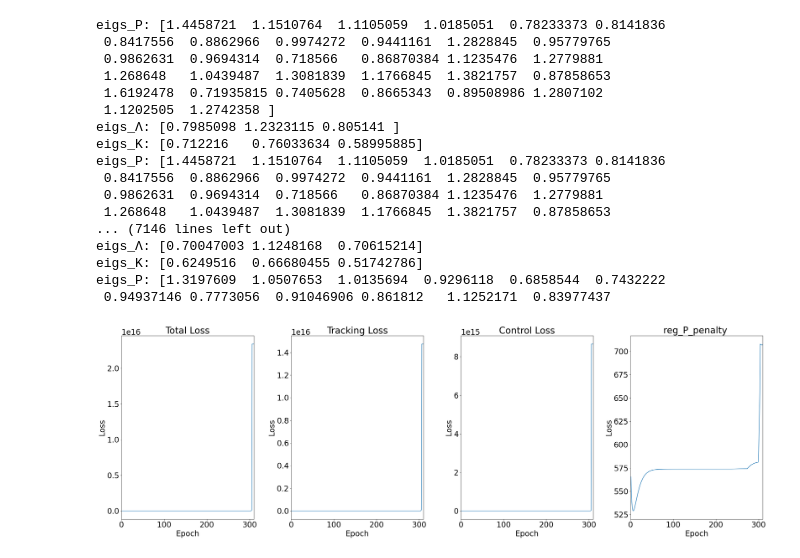
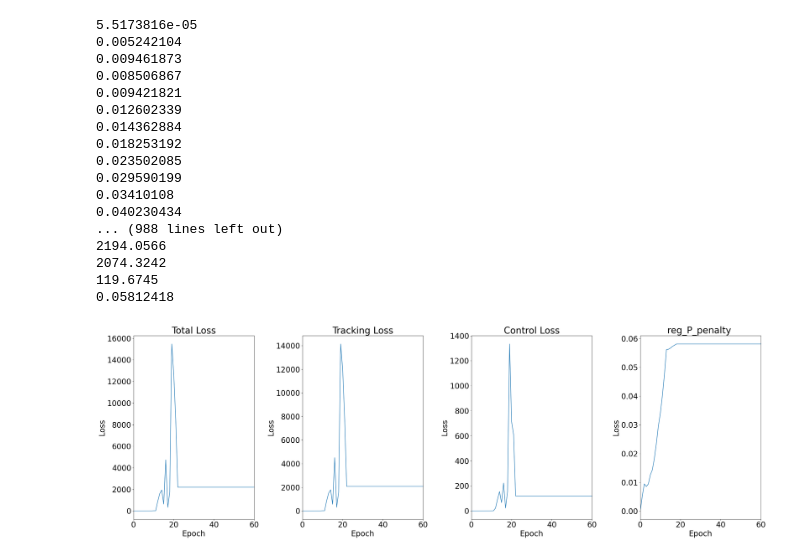
Before and after one commit to joshsohn/COML_hardware, a Jupyter notebook: validate_model.ipynb, the cells around one changed output. Cells and saved outputs as stored; diff of their text form; code cells hidden in the pictures.

```diff
--- a/validate_model.ipynb
+++ b/validate_model.ipynb
@@ -85,6 +89,8 @@ def validate_model(raw, epoch_i, plot=False):
     reg_P_penalty = raw['train_lossaux_history'][epoch_i]['reg_P_penalty']
     pnorm = raw['train_lossaux_history'][epoch_i]['pnorm']
     x = raw['train_lossaux_history'][epoch_i]['x']
+
+    reg_P = raw['regP']
 
     mystery_i = 0
 
@@ -153,9 +159,9 @@ def validate_model(raw, epoch_i, plot=False):
         ax[0].set_xlabel('t')
         ax[0].legend()
 
-    print('eigs_P:', eigs_P)
-    print('eigs_Λ:', eigs_Λ)
-    print('eigs_K:', eigs_K)
+    # print('eigs_P:', eigs_P)
+    # print('eigs_Λ:', eigs_Λ)
+    # print('eigs_K:', eigs_K)
 
     num_models = len(control_loss)
 
@@ -187,7 +193,7 @@ def validate_model(raw, epoch_i, plot=False):
 
 print('best epoch:', raw['best_step_meta'])
 
-validate_model(raw, 999, plot=True)
+validate_model(raw, 3, plot=True)
 
 # print(len(raw['train_lossaux_history']))
 # %% [output]
@@ -219,6 +217,7 @@ def plot_losses(raw, xlim=int(raw['hparams']['ensemble']['num_epochs'])):
         tracking_losses.append(validate_model(raw, epoch_i, plot=False)[1])
         control_losses.append(validate_model(raw, epoch_i, plot=False)[2])
         reg_P_penalties.append(validate_model(raw, epoch_i, plot=False)[3])
+        print(validate_model(raw, epoch_i, plot=False)[3])
 
     fig, ax = plt.subplots(1, 4, figsize=(30, 10))
     ax[0].plot(range(E), total_losses)
@@ -226,49 +225,51 @@ def plot_losses(raw, xlim=int(raw['hparams']['ensemble']['num_epochs'])):
     ax[0].set_xlabel('Epoch')
     ax[0].set_xlim([0, xlim])
     ax[0].set_title('Total Loss')
 
     ax[1].plot(range(E), tracking_losses)
     ax[1].set_ylabel('Loss')
     ax[1].set_xlabel('Epoch')
     ax[1].set_xlim([0, xlim])
     ax[1].set_title('Tracking Loss')
 
     ax[2].plot(range(E), control_losses)
     ax[2].set_ylabel('Loss')
     ax[2].set_xlabel('Epoch')
     ax[2].set_xlim([0, xlim])
     ax[2].set_title('Control Loss')
 
     ax[3].plot(range(E), reg_P_penalties)
     ax[3].set_ylabel('Loss')
     ax[3].set_xlabel('Epoch')
     ax[3].set_xlim([0, xlim])
     ax[3].set_title('reg_P_penalty ')
 
     print(total_losses[-1])
     print(tracking_losses[-1])
     print(control_losses[-1])
     print(reg_P_penalties[-1])
     # fig.suptitle(f'Losses')
     fig.tight_layout()
 
-plot_losses(raw, xlim=310)
+
+plot_losses(raw, xlim=60)
+# plot_losses(raw)
 # %% [output]
-eigs_P: [1.4458721  1.1510764  1.1105059  1.0185051  0.78233373 0.8141836
- 0.8417556  0.8862966  0.9974272  0.9441161  1.2828845  0.95779765
- 0.9862631  0.9694314  0.718566   0.86870384 1.1235476  1.2779881
- 1.268648   1.0439487  1.3081839  1.1766845  1.3821757  0.87858653
- 1.6192478  0.71935815 0.7405628  0.8665343  0.89508986 1.2807102
- 1.1202505  1.2742358 ]
-eigs_Λ: [0.7985098 1.2323115 0.805141 ]
-eigs_K: [0.712216   0.76033634 0.58995885]
-eigs_P: [1.4458721  1.1510764  1.1105059  1.0185051  0.78233373 0.8141836
- 0.8417556  0.8862966  0.9974272  0.9441161  1.2828845  0.95779765
- 0.9862631  0.9694314  0.718566   0.86870384 1.1235476  1.2779881
- 1.268648   1.0439487  1.3081839  1.1766845  1.3821757  0.87858653
-... (7146 lines left out)
-eigs_Λ: [0.70047003 1.1248168  0.70615214]
-eigs_K: [0.6249516  0.66680455 0.51742786]
-eigs_P: [1.3197609  1.0507653  1.0135694  0.9296118  0.6858544  0.7432222
- 0.94937146 0.7773056  0.91046906 0.861812   1.1252171  0.83977437
+5.5173816e-05
+0.005242104
+0.009461873
+0.008506867
+0.009421821
+0.012602339
+0.014362884
+0.018253192
+0.023502085
+0.029590199
+0.03410108
+0.040230434
+... (988 lines left out)
+2194.0566
+2074.3242
+119.6745
+0.05812418
-[figure, old version]
+[figure, new version]
```
Also changed, not shown: parts of 2 cells of this notebook, 16 other files.
